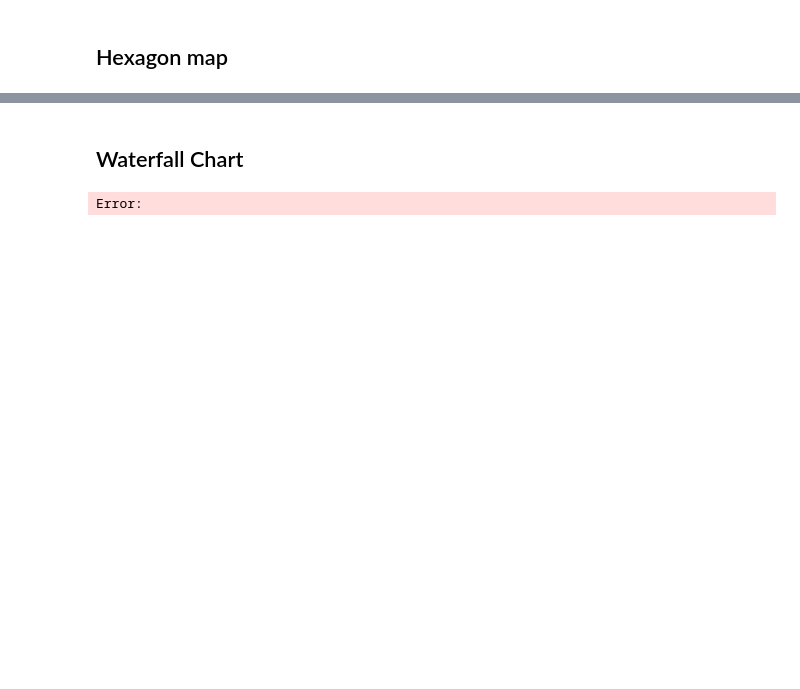
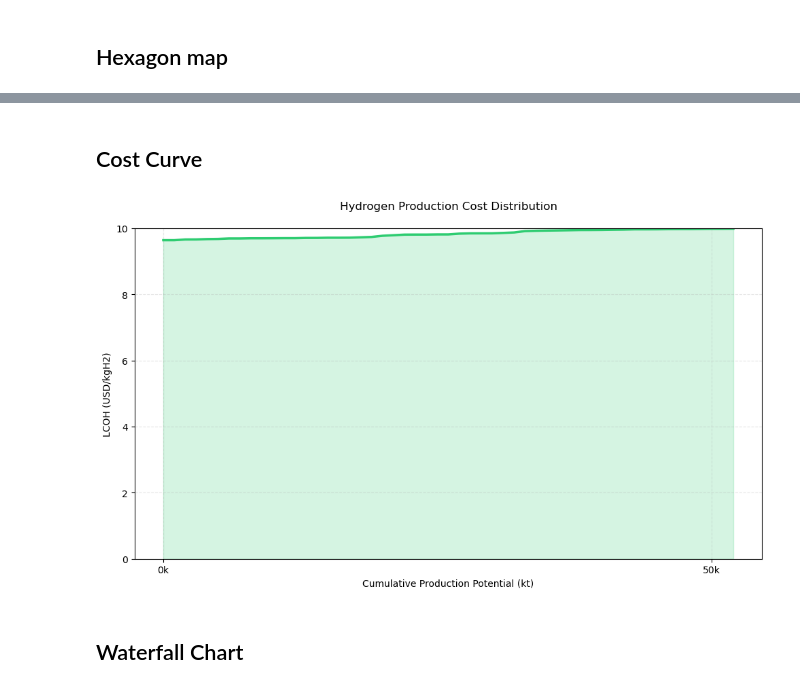
Before and after one commit to lukasschirren/GeoH2-Laos, a Jupyter notebook: 4visualisation.ipynb, the cells around one changed output, grey strips where cells are left out. Drawn from its saved outputs; the diff is of its cells as text; code cells hidden in the pictures; blank space fills up the shorter version.

```diff
--- a/4visualisation.ipynb
+++ b/4visualisation.ipynb
@@ -87,3 +120,44 @@ plot_full_cost_map(
+# %% [markdown]
+## Cost Curve
+# %%
+def plot_cost_distribution(hexagons, cost_column, save_path, max_cost=10):
+    """Creates clean line plot of production costs vs cumulative potential"""
+    # Filter and sort data
+    mask = (hexagons[cost_column] > 0) & (hexagons[cost_column] <= max_cost)
+    costs = hexagons[mask][cost_column].sort_values()
+    x_values = np.arange(len(costs)) * 1000
+
+    # Create plot with white background
+    fig, ax = plt.subplots(figsize=(10, 6), facecolor='white')
+    ax.set_facecolor('white')
+
+    # Plot line and fill
+    ax.plot(x_values, costs, color='#2ecc71', linewidth=2.5)
+    ax.fill_between(x_values, costs, alpha=0.2, color='#2ecc71')
+
+    # Styling
+    ax.set_title('Hydrogen Production Cost Distribution', pad=20, fontsize=12)
+    ax.set_xlabel('Cumulative Production Potential (kt)', fontsize=10)
+    ax.set_ylabel('LCOH (USD/kgH2)', fontsize=10)
+
+    # Grid and limits
+    ax.grid(True, linestyle='--', alpha=0.3)
+    ax.set_ylim(0, max_cost)
+
+    # X-axis ticks every 50kt
+    step = 50000
+    ax.set_xticks(np.arange(0, len(costs) * 1000, step))
+    ax.set_xticklabels([f'{int(x/1000)}k' for x in ax.get_xticks()])
+
+    plt.tight_layout()
+    plt.show()
+
+    # fig.savefig(save_path, dpi=300, bbox_inches='tight', facecolor='white')
+    plt.close(fig)
+
+plot_cost_distribution(gdf_data, 'Vientiane trucking production cost', 'cost_distribution.png', 10)
+# %% [output]
+[figure, added]
 # %% [markdown]
 ## Waterfall Chart
 # %%
@@ -153,6 +227,4 @@ def generate_waterfall_chart(gdf, transport_type):
     # Show the plot
     fig.show()
 # %%
-generate_waterfall_chart(gdf_data, 'pipeline')
+generate_waterfall_chart(gdf_data, 'trucking')
-# %% [output]
-Error:
```
Also changed, not shown: parts of 5 cells of this notebook, 5 other files.
